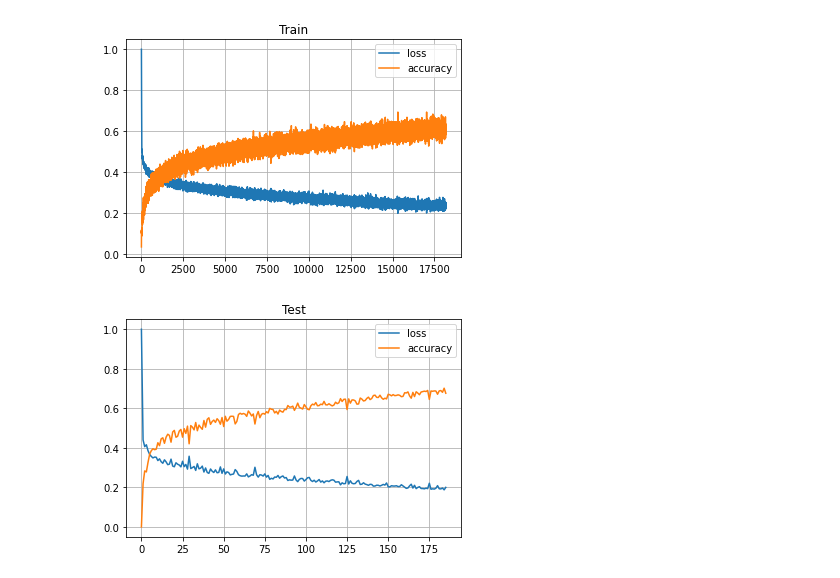
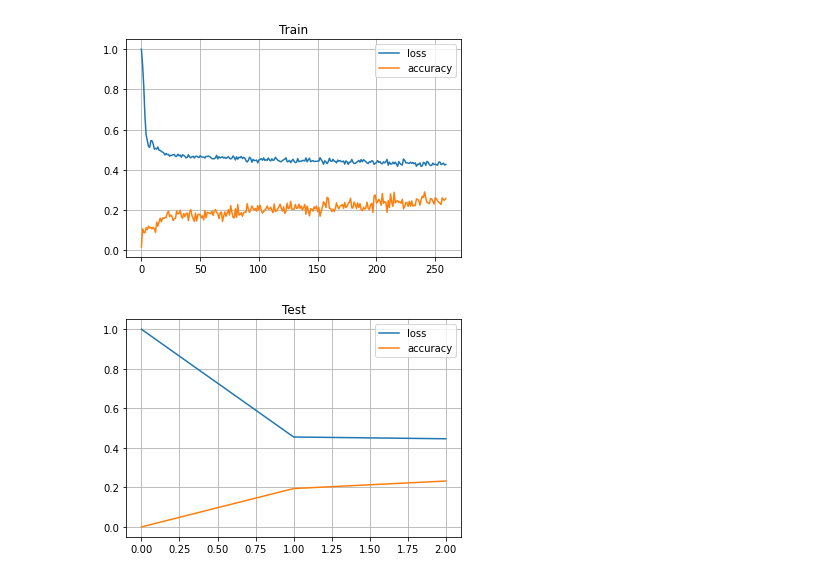
Before and after one commit to atomichighfive/SpatialTransformerFormer, a Jupyter notebook: Visualize.ipynb, the cells around one changed output. Drawn from its saved outputs; the diff is of its cells as text; code cells hidden in the pictures.

```diff
--- a/Visualize.ipynb
+++ b/Visualize.ipynb
@@ -3,22 +3,22 @@ import pandas as pd
 from matplotlib import pyplot as plt
 from pathlib import Path
 # %%
-CHECKPOINT_DIR = Path("model_checkpoints/run_1/")
+CHECKPOINT_DIR = Path("model_checkpoints/run_2/")
 
 test_history = pd.read_csv(CHECKPOINT_DIR / "test_history.csv")
 train_history = pd.read_csv(CHECKPOINT_DIR / "train_history.csv")
 
 train_history["loss"] = train_history["loss"] / train_history["loss"].max()
 test_history["loss"] = test_history["loss"] / test_history["loss"].max()
 
 test_ax = train_history[["loss", "accuracy"]].plot()
 plt.title("Train")
 plt.grid()
 plt.show()
 test_history[["loss", "accuracy"]].plot()
 plt.title("Test")
 plt.grid()
 plt.show()
 # %% [output]
-[figure, old version]
+[figure, new version]
-[figure, old version]
+[figure, new version]
```
Also changed, not shown: 2 other files.
